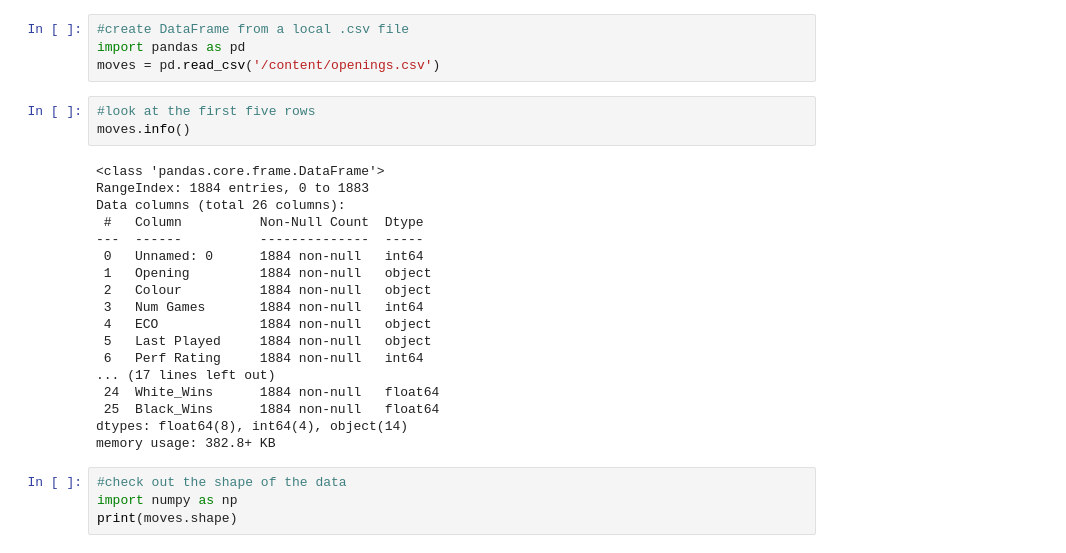
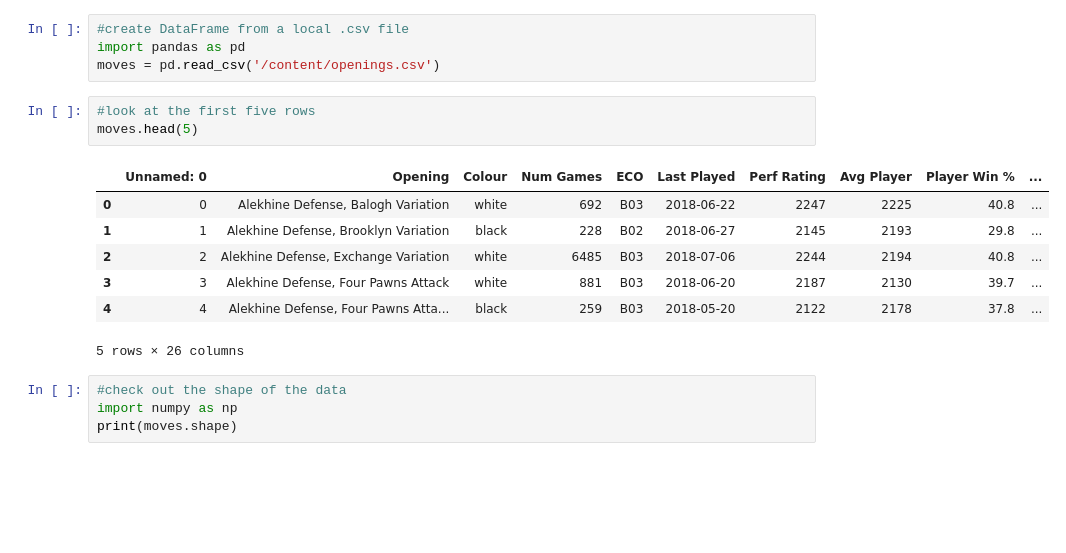
Before and after one commit to nuariamen/heartofhealthcare, a Jupyter notebook: pandas_intro.ipynb, the cells around one changed output. Saved outputs shown, nothing was run; the diff lists cells and outputs as text; blank space fills up the shorter version.

```diff
--- a/pandas_intro.ipynb
+++ b/pandas_intro.ipynb
@@ -20,25 +22,15 @@ import pandas as pd
 moves = pd.read_csv('/content/openings.csv')
 # %%
 #look at the first five rows
-moves.info()
+moves.head(5)
 # %% [output]
+|  | Unnamed: 0 | Opening | Colour | Num Games | ECO | Last Played | Perf Rating | Avg Player | Player Win % | ... |
+| 0 | 0 | Alekhine Defense, Balogh Variation | white | 692 | B03 | 2018-06-22 | 2247 | 2225 | 40.8 | ... |
+| 1 | 1 | Alekhine Defense, Brooklyn Variation | black | 228 | B02 | 2018-06-27 | 2145 | 2193 | 29.8 | ... |
+| 2 | 2 | Alekhine Defense, Exchange Variation | white | 6485 | B03 | 2018-07-06 | 2244 | 2194 | 40.8 | ... |
+| 3 | 3 | Alekhine Defense, Four Pawns Attack | white | 881 | B03 | 2018-06-20 | 2187 | 2130 | 39.7 | ... |
+| 4 | 4 | Alekhine Defense, Four Pawns Atta... | black | 259 | B03 | 2018-05-20 | 2122 | 2178 | 37.8 | ... |
-<class 'pandas.core.frame.DataFrame'>
-RangeIndex: 1884 entries, 0 to 1883
-Data columns (total 26 columns):
- #   Column          Non-Null Count  Dtype
----  ------          --------------  -----
- 0   Unnamed: 0      1884 non-null   int64
- 1   Opening         1884 non-null   object
- 2   Colour          1884 non-null   object
- 3   Num Games       1884 non-null   int64
- 4   ECO             1884 non-null   object
- 5   Last Played     1884 non-null   object
- 6   Perf Rating     1884 non-null   int64
-... (17 lines left out)
- 24  White_Wins      1884 non-null   float64
- 25  Black_Wins      1884 non-null   float64
-dtypes: float64(8), int64(4), object(14)
-memory usage: 382.8+ KB
+5 rows × 26 columns
 # %%
 #check out the shape of the data
 import numpy as np
```
Also changed, not shown: parts of 10 cells of this notebook.
